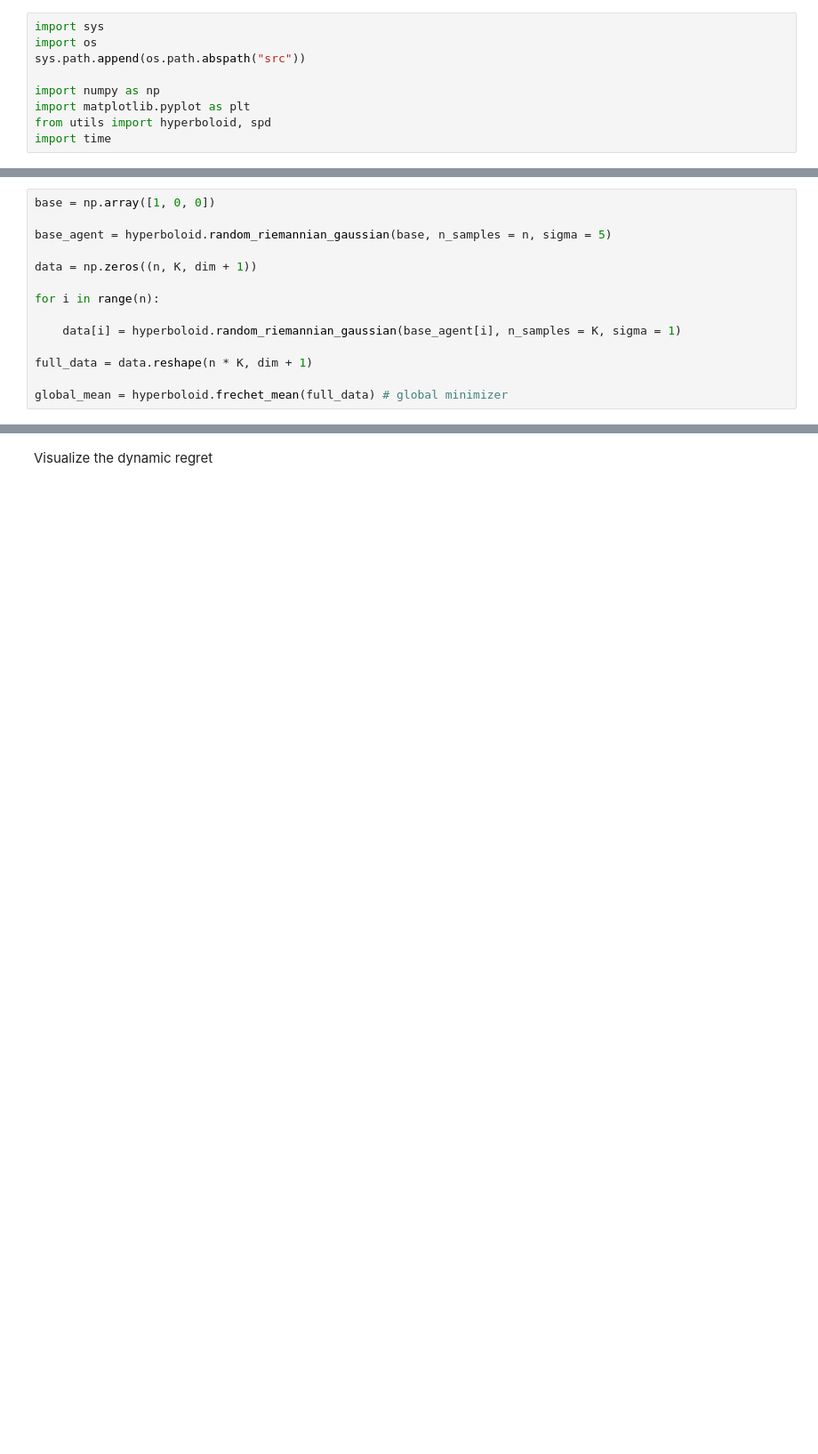
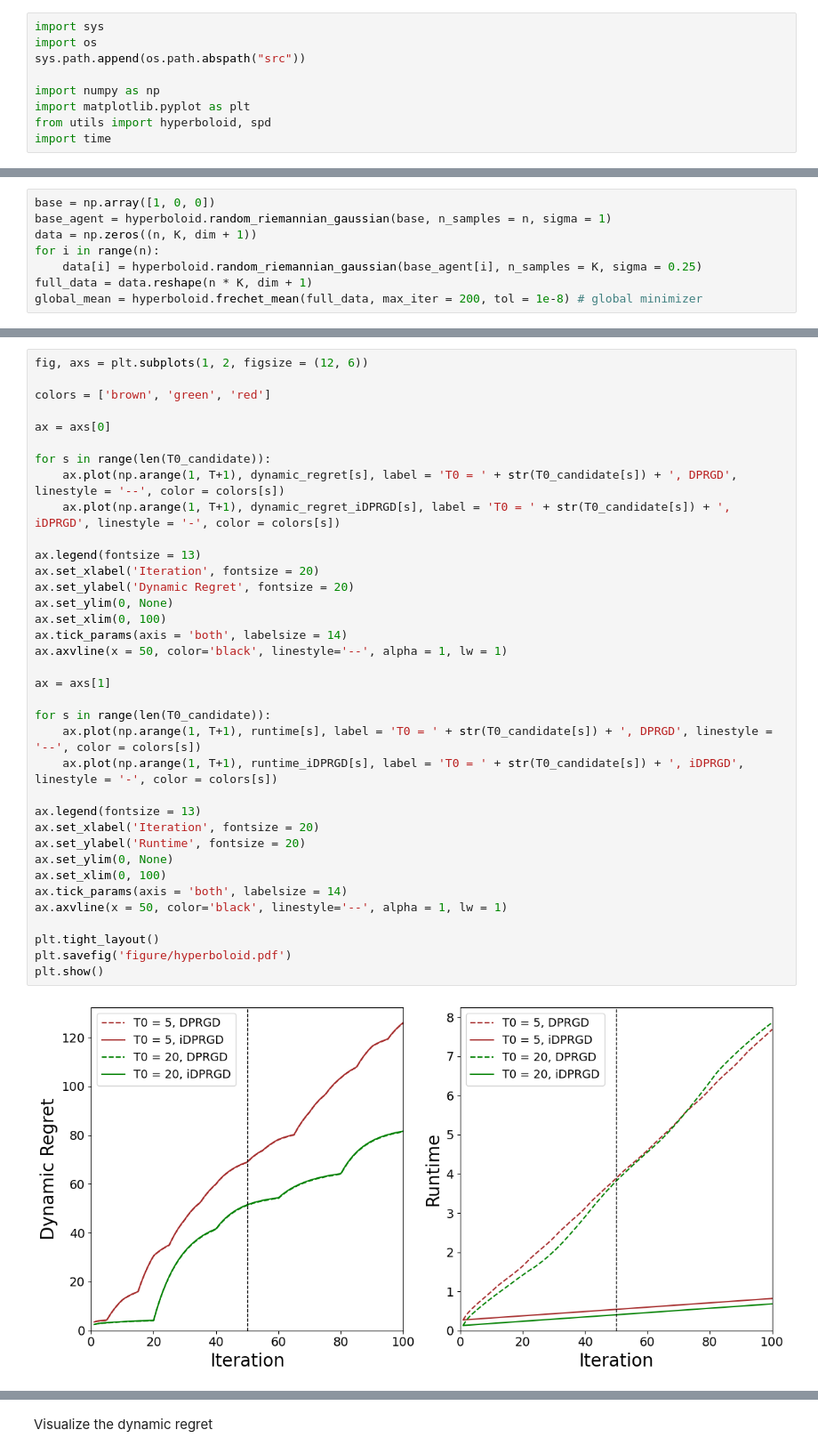
Before and after one commit to HengchaoChen/DPRGD, a Jupyter notebook: simulation.ipynb, the cells around one changed output, grey strips where cells are left out. Shown: that part at 89% size. Saved outputs shown, nothing was run; the diff lists cells and outputs as text; blank space fills up the shorter version.

```diff
--- a/simulation.ipynb
+++ b/simulation.ipynb
@@ -28,14 +25,8 @@ We generate $z_i$ from the Riemannian Gaussian distribution with base $\alpha=(1
 # %%
 base = np.array([1, 0, 0])
-
-base_agent = hyperboloid.random_riemannian_gaussian(base, n_samples = n, sigma = 5)
-
+base_agent = hyperboloid.random_riemannian_gaussian(base, n_samples = n, sigma = 1)
 data = np.zeros((n, K, dim + 1))
-
 for i in range(n):
-
-    data[i] = hyperboloid.random_riemannian_gaussian(base_agent[i], n_samples = K, sigma = 1)
-
+    data[i] = hyperboloid.random_riemannian_gaussian(base_agent[i], n_samples = K, sigma = 0.25)
 full_data = data.reshape(n * K, dim + 1)
-
-global_mean = hyperboloid.frechet_mean(full_data) # global minimizer
+global_mean = hyperboloid.frechet_mean(full_data, max_iter = 200, tol = 1e-8) # global minimizer
@@ -174,0 +286,38 @@ We consider $T=400$ and let $\{f_{i,t}\}$ change every $T_0$ epochs, where $T_0\
+# %%
+fig, axs = plt.subplots(1, 2, figsize = (12, 6))
+
+colors = ['brown', 'green', 'red']
+
+ax = axs[0]
+
+for s in range(len(T0_candidate)):
+    ax.plot(np.arange(1, T+1), dynamic_regret[s], label = 'T0 = ' + str(T0_candidate[s]) + ', DPRGD', linestyle = '--', color = colors[s])
+    ax.plot(np.arange(1, T+1), dynamic_regret_iDPRGD[s], label = 'T0 = ' + str(T0_candidate[s]) + ', iDPRGD', linestyle = '-', color = colors[s])
+
+ax.legend(fontsize = 13)
+ax.set_xlabel('Iteration', fontsize = 20)
+ax.set_ylabel('Dynamic Regret', fontsize = 20)
+ax.set_ylim(0, None)
+ax.set_xlim(0, 100)
+ax.tick_params(axis = 'both', labelsize = 14)
+ax.axvline(x = 50, color='black', linestyle='--', alpha = 1, lw = 1)
+
+ax = axs[1]
+
+for s in range(len(T0_candidate)):
+    ax.plot(np.arange(1, T+1), runtime[s], label = 'T0 = ' + str(T0_candidate[s]) + ', DPRGD', linestyle = '--', color = colors[s])
+    ax.plot(np.arange(1, T+1), runtime_iDPRGD[s], label = 'T0 = ' + str(T0_candidate[s]) + ', iDPRGD', linestyle = '-', color = colors[s])
+
+ax.legend(fontsize = 13)
+ax.set_xlabel('Iteration', fontsize = 20)
+ax.set_ylabel('Runtime', fontsize = 20)
+ax.set_ylim(0, None)
+ax.set_xlim(0, 100)
+ax.tick_params(axis = 'both', labelsize = 14)
+ax.axvline(x = 50, color='black', linestyle='--', alpha = 1, lw = 1)
+
+plt.tight_layout()
+plt.savefig('figure/hyperboloid.pdf')
+plt.show()
+# %% [output]
+[figure, added]
```
Also changed, not shown: parts of 45 cells of this notebook, 23 other files.
